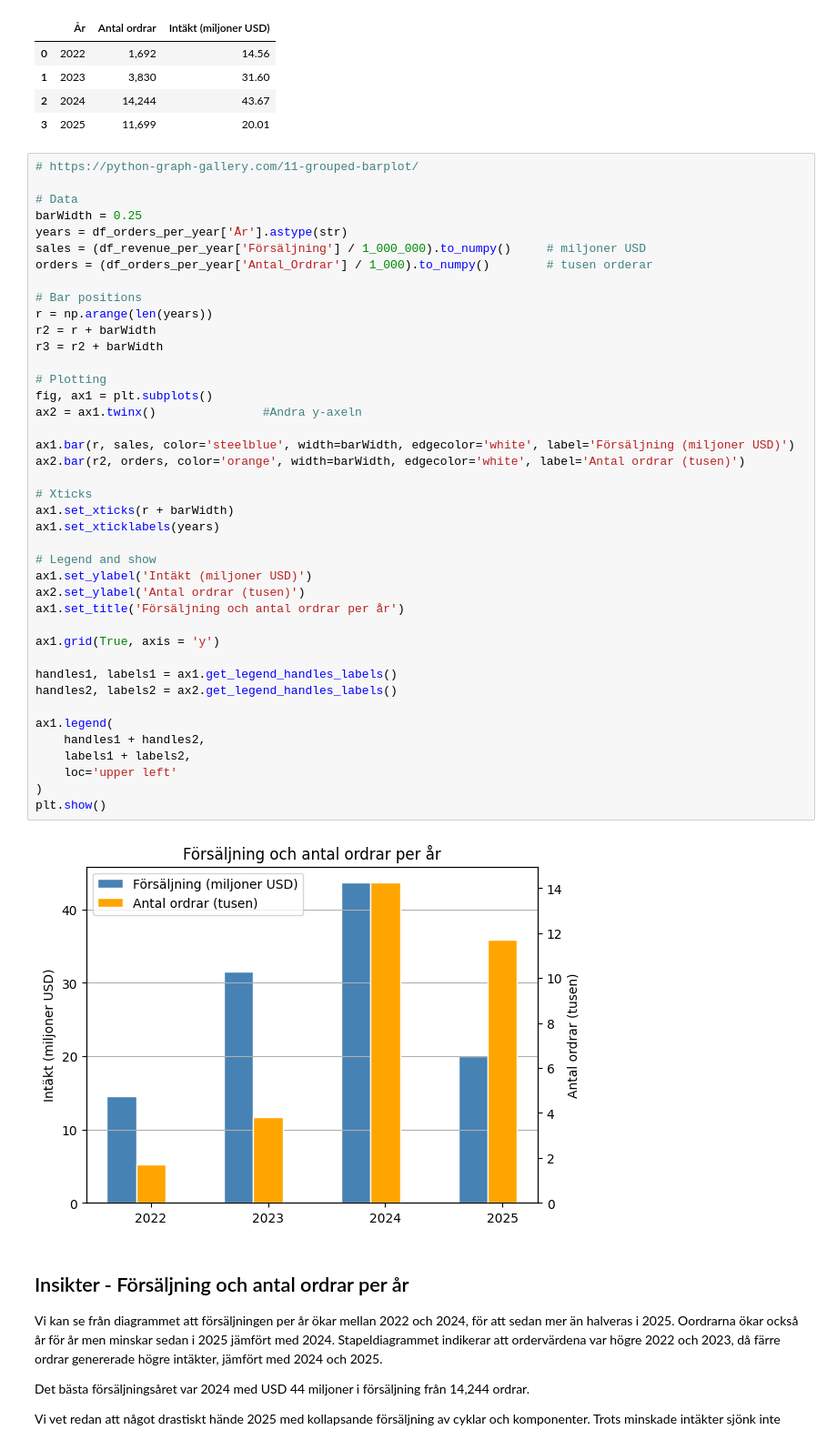
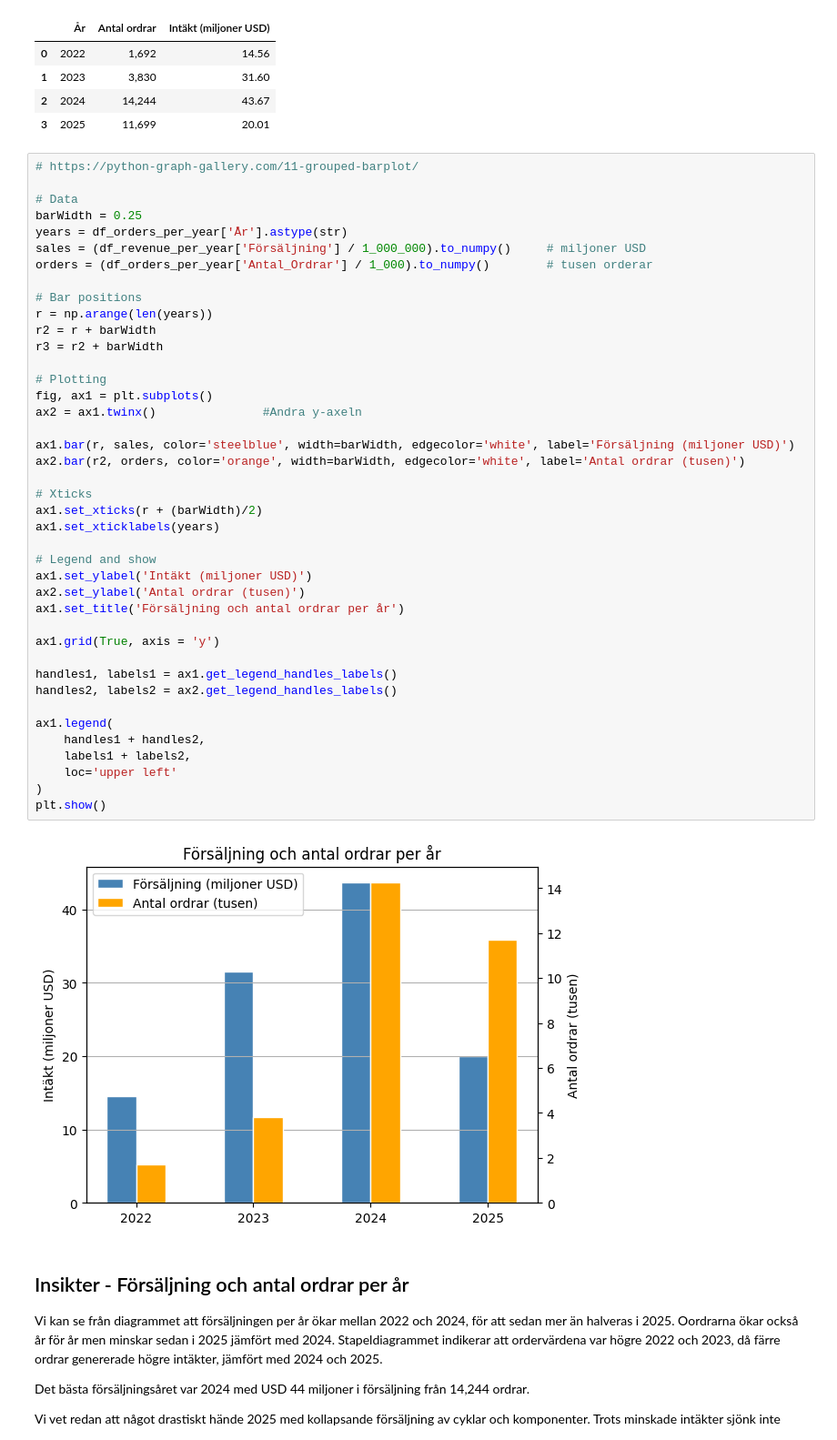
Before and after one commit to EliWei/SQL_uppgift_Dec25, a Jupyter notebook: Notebook.ipynb, the cells around one changed output. Shown: that part at 91% size. Saved outputs shown, nothing was run; the diff lists cells and outputs as text.

```diff
--- a/Notebook.ipynb
+++ b/Notebook.ipynb
@@ -511,35 +516,35 @@ r = np.arange(len(years))
 r2 = r + barWidth
 r3 = r2 + barWidth
 
 # Plotting
 fig, ax1 = plt.subplots()
 ax2 = ax1.twinx()               #Andra y-axeln
 
 ax1.bar(r, sales, color='steelblue', width=barWidth, edgecolor='white', label='Försäljning (miljoner USD)')
 ax2.bar(r2, orders, color='orange', width=barWidth, edgecolor='white', label='Antal ordrar (tusen)')
 
 # Xticks
-ax1.set_xticks(r + barWidth)
+ax1.set_xticks(r + (barWidth)/2)
 ax1.set_xticklabels(years)
 
 # Legend and show
 ax1.set_ylabel('Intäkt (miljoner USD)')
 ax2.set_ylabel('Antal ordrar (tusen)')
 ax1.set_title('Försäljning och antal ordrar per år')
 
 ax1.grid(True, axis = 'y')
 
 handles1, labels1 = ax1.get_legend_handles_labels()
 handles2, labels2 = ax2.get_legend_handles_labels()
 
 ax1.legend(
     handles1 + handles2,
     labels1 + labels2,
     loc='upper left'
 )
 plt.show()
 # %% [output]
-[figure, old version]
+[figure, new version]
 # %% [markdown]
 ## Insikter - Försäljning och antal ordrar per år
 
```
Also changed, not shown: parts of 10 cells of this notebook, 2 other files.
